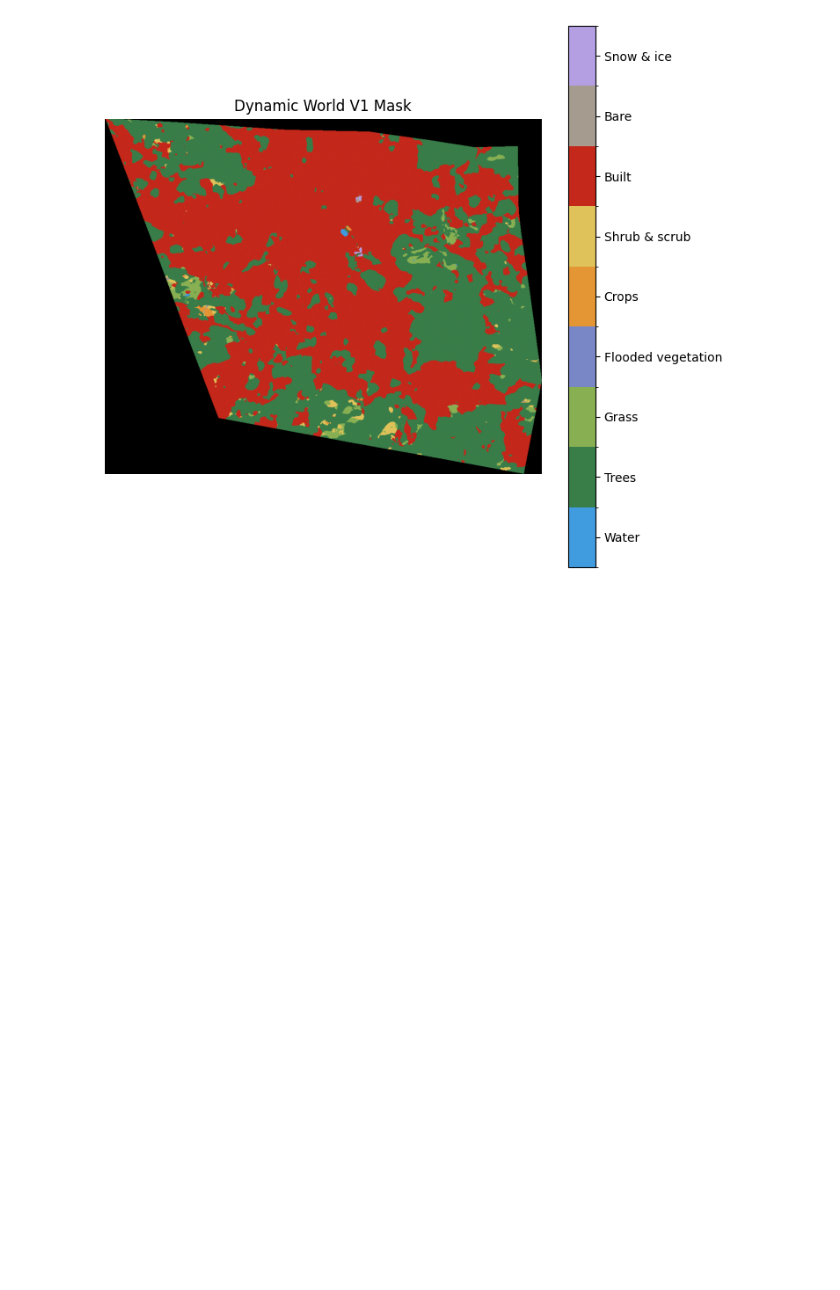
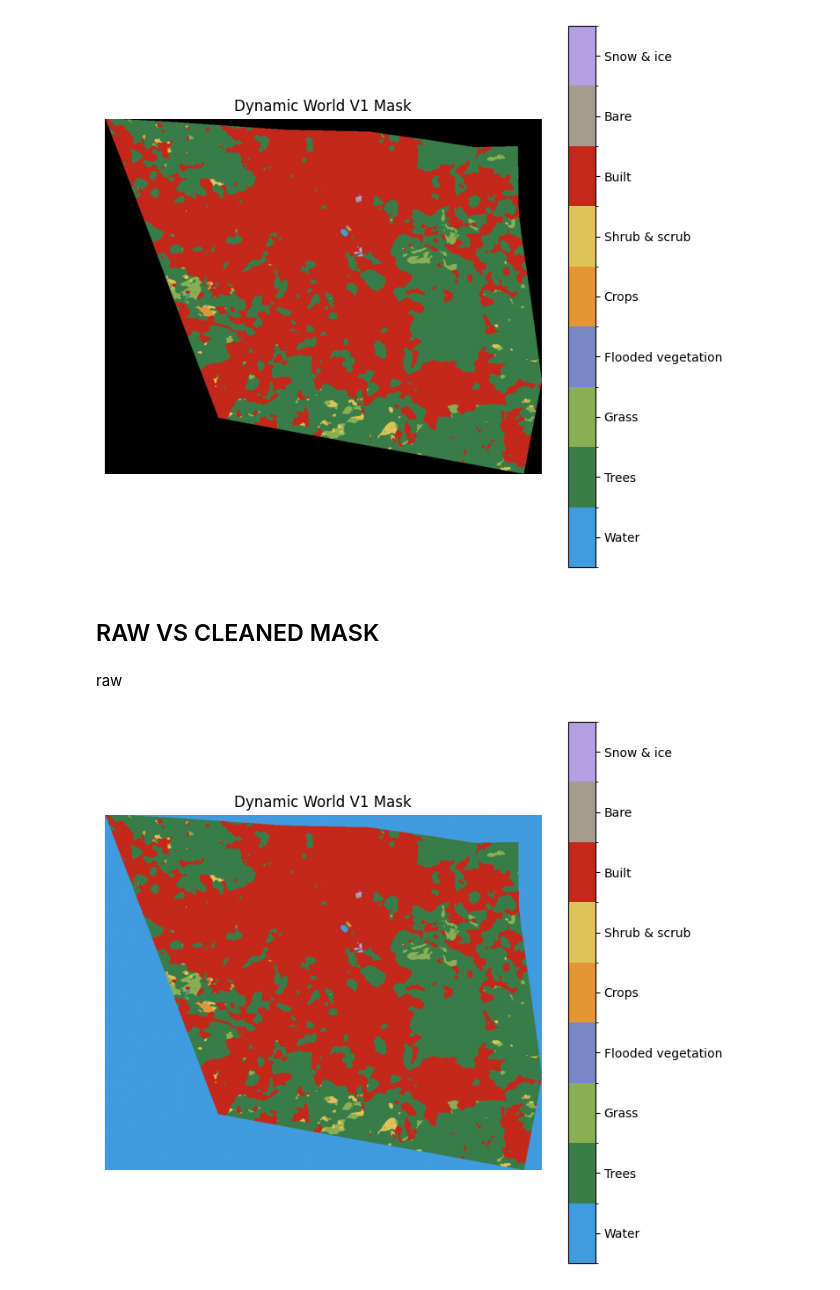
Before and after one commit to The-Leonardos/land-cover-segmentation-model, a Jupyter notebook: notebooks/dataset_exploration.ipynb, the cells around one changed output. Saved outputs shown, nothing was run; the diff lists cells and outputs as text; code cells hidden in the pictures; blank space fills up the shorter version.

Commit message:
added new visualization

```diff
--- a/notebooks/dataset_exploration.ipynb
+++ b/notebooks/dataset_exploration.ipynb
@@ -167,3 +167,56 @@ plt.axis("off")
 plt.show()
 # %% [output]
 [figure]
+# %% [markdown]
+## RAW VS CLEANED MASK
+# %%
+dynamic_world_v1_raw = rio.open('../data/dataset/raw/train/masks/2017_Q1_mask.tif')
+dynamic_world_v1_clean = rio.open('../data/dataset/clean/train/masks/2017_Q1_mask.tif')
+
+raw_mask = dynamic_world_v1_raw.read(1)
+clean_mask = dynamic_world_v1_clean.read(1)
+# %% [markdown]
+raw
+# %%
+dw_colors = [
+    "#419bdf",  # 0 water
+    "#397d49",  # 1 trees
+    "#88b053",  # 2 grass
+    "#7a87c6",  # 3 flooded_vegetation
+    "#e49635",  # 4 crops
+    "#dfc35a",  # 5 shrub_and_scrub
+    "#c4281b",  # 6 built
+    "#a59b8f",  # 7 bare
+    "#b39fe1",  # 8 snow_and_ice
+]
+
+cmap = ListedColormap(dw_colors)
+
+cmap.set_bad(color="black")
+
+masked = np.ma.masked_where(raw_mask == 255, raw_mask)
+
+bounds = np.arange(10) - 0.5
+norm = BoundaryNorm(bounds, cmap.N)
+
+plt.figure(figsize=(8, 8))
+img = plt.imshow(masked, cmap=cmap, norm=norm)
+cbar = plt.colorbar(img, ticks=np.arange(9))
+
+cbar.ax.set_yticklabels([
+    "Water",
+    "Trees",
+    "Grass",
+    "Flooded vegetation",
+    "Crops",
+    "Shrub & scrub",
+    "Built",
+    "Bare",
+    "Snow & ice"
+])
+
+plt.title("Dynamic World V1 Mask")
+plt.axis("off")
+plt.show()
+# %% [output]
+[figure, added]
```
Also changed, not shown: parts of 2 cells of this notebook.
